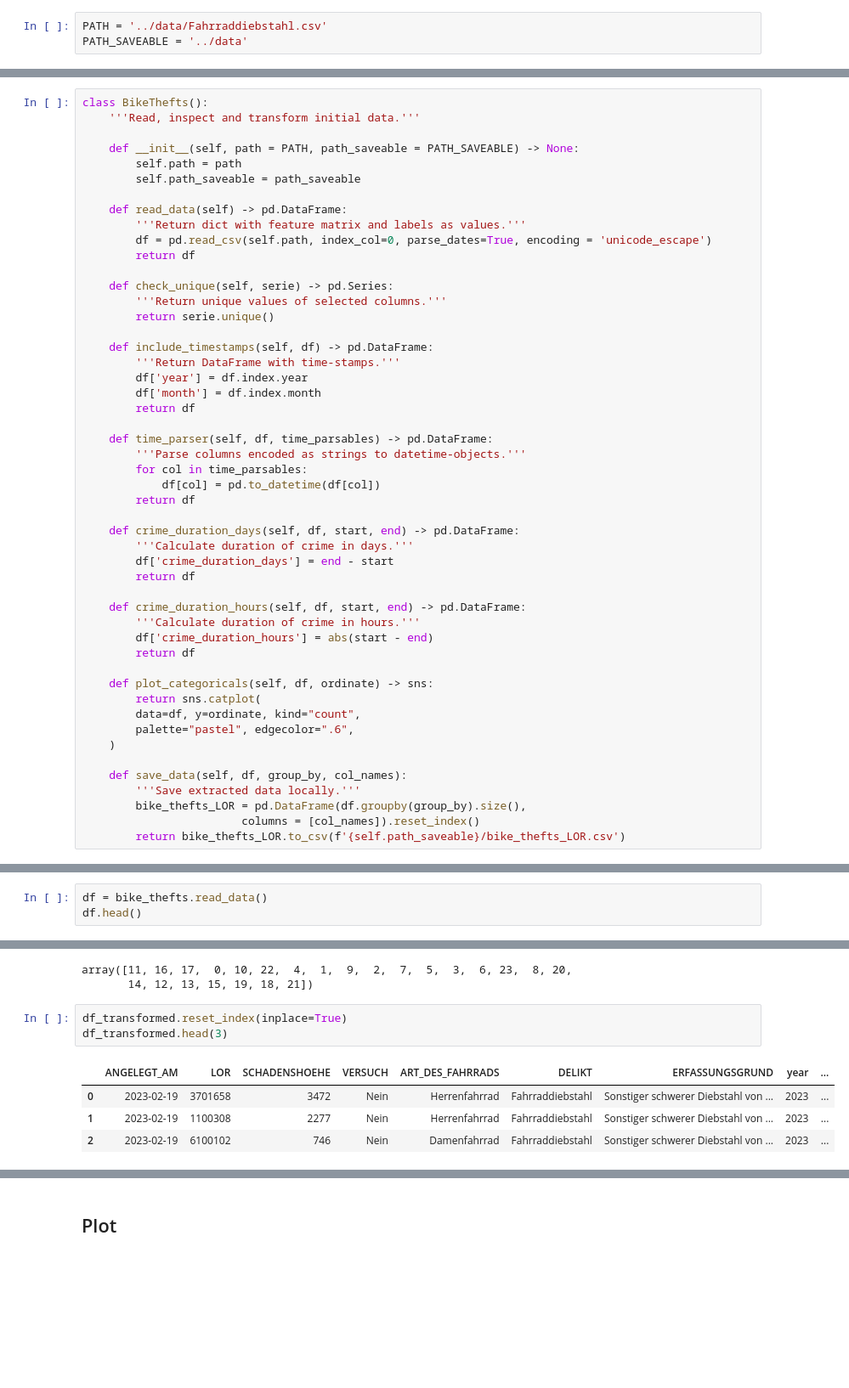
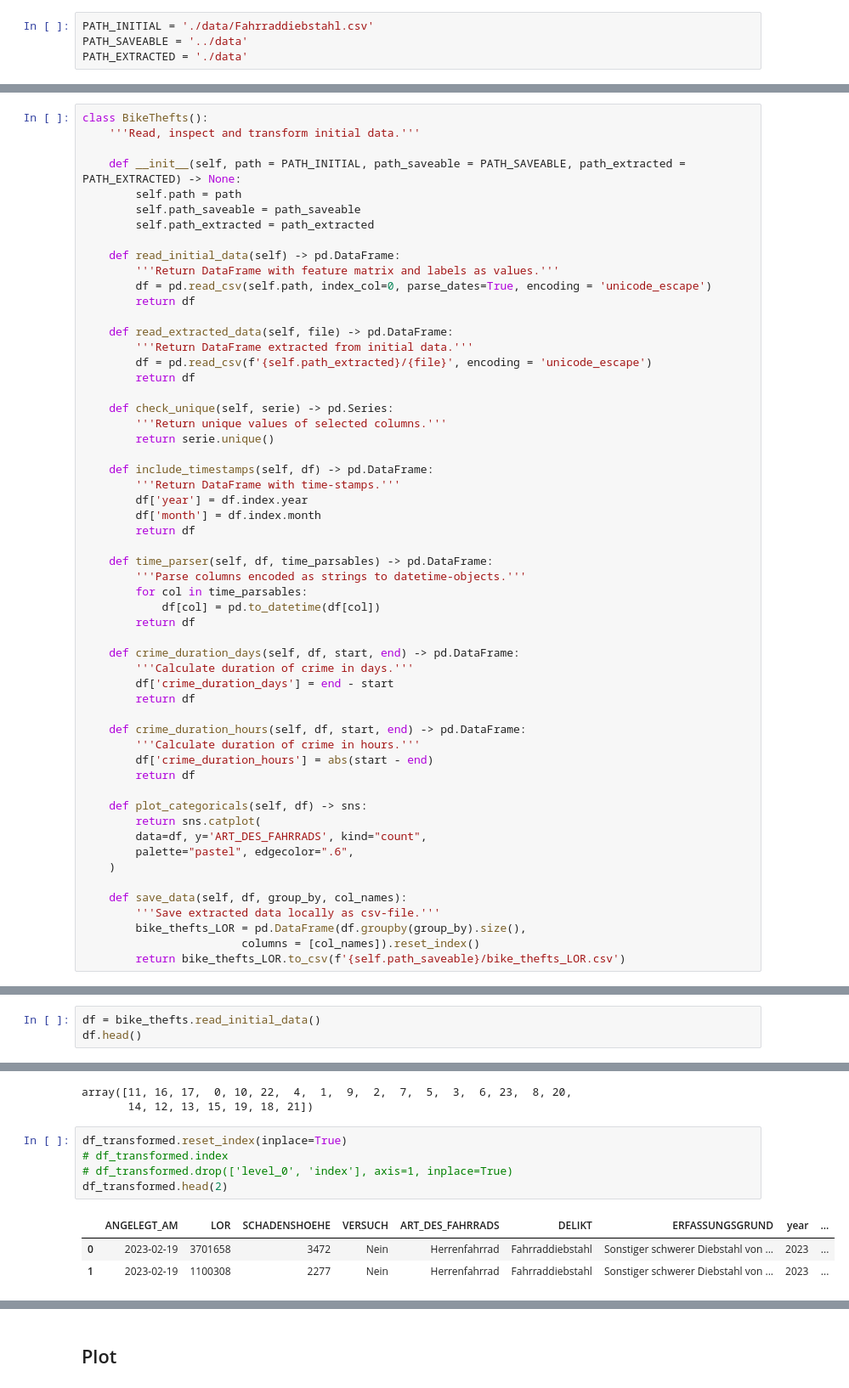
Before and after one commit to cpumarfrohberg/analyze_bike_thefts, a Jupyter notebook: EDA/bike_thefts.ipynb, the cells around one changed output, grey strips where cells are left out. Shown at 85% size. Drawn from its saved outputs; the diff is of its cells as text; blank space fills up the shorter version.

```diff
--- a/EDA/bike_thefts.ipynb
+++ b/EDA/bike_thefts.ipynb
@@ -11,6 +15,7 @@ warnings.filterwarnings('ignore')
 # %%
-PATH = '../data/Fahrraddiebstahl.csv'
+PATH_INITIAL = './data/Fahrraddiebstahl.csv'
 PATH_SAVEABLE = '../data'
+PATH_EXTRACTED = './data'
 # %%
 time_parsable = ['TATZEIT_ANFANG_DATUM', 'TATZEIT_ENDE_DATUM']
 # %% [markdown]
@@ -19,13 +24,19 @@ time_parsable = ['TATZEIT_ANFANG_DATUM', 'TATZEIT_ENDE_DATUM']
 class BikeThefts():
     '''Read, inspect and transform initial data.'''
 
-    def __init__(self, path = PATH, path_saveable = PATH_SAVEABLE) -> None:
+    def __init__(self, path = PATH_INITIAL, path_saveable = PATH_SAVEABLE, path_extracted = PATH_EXTRACTED) -> None:
         self.path = path
         self.path_saveable = path_saveable
+        self.path_extracted = path_extracted
 
-    def read_data(self) -> pd.DataFrame:
-        '''Return dict with feature matrix and labels as values.'''
+    def read_initial_data(self) -> pd.DataFrame:
+        '''Return DataFrame with feature matrix and labels as values.'''
         df = pd.read_csv(self.path, index_col=0, parse_dates=True, encoding = 'unicode_escape')
+        return df
+
+    def read_extracted_data(self, file) -> pd.DataFrame:
+        '''Return DataFrame extracted from initial data.'''
+        df = pd.read_csv(f'{self.path_extracted}/{file}', encoding = 'unicode_escape')
         return df
 
     def check_unique(self, serie) -> pd.Series:
@@ -54,14 +65,14 @@ class BikeThefts():
         df['crime_duration_hours'] = abs(start - end)
         return df
 
-    def plot_categoricals(self, df, ordinate) -> sns:
+    def plot_categoricals(self, df) -> sns:
         return sns.catplot(
-        data=df, y=ordinate, kind="count",
+        data=df, y='ART_DES_FAHRRADS', kind="count",
         palette="pastel", edgecolor=".6",
     )
 
     def save_data(self, df, group_by, col_names):
-        '''Save extracted data locally.'''
+        '''Save extracted data locally as csv-file.'''
         bike_thefts_LOR = pd.DataFrame(df.groupby(group_by).size(),
                         columns = [col_names]).reset_index()
         return bike_thefts_LOR.to_csv(f'{self.path_saveable}/bike_thefts_LOR.csv')
@@ -70,7 +81,7 @@ class BikeThefts():
 # %%
 bike_thefts = BikeThefts()
 # %%
-df = bike_thefts.read_data()
+df = bike_thefts.read_initial_data()
 df.head()
 # %% [output]
 |  | TATZEIT_ANFANG_DATUM | TATZEIT_ANFANG_STUNDE | TATZEIT_ENDE_DATUM | TATZEIT_ENDE_STUNDE | LOR | ... |
@@ -183,9 +196,10 @@ array([11, 16, 17,  0, 10, 22,  4,  1,  9,  2,  7,  5,  3,  6, 23,  8, 20,
        14, 12, 13, 15, 19, 18, 21])
 # %%
 df_transformed.reset_index(inplace=True)
-df_transformed.head(3)
+# df_transformed.index
+# df_transformed.drop(['level_0', 'index'], axis=1, inplace=True)
+df_transformed.head(2)
 # %% [output]
 |  | ANGELEGT_AM | LOR | SCHADENSHOEHE | VERSUCH | ART_DES_FAHRRADS | DELIKT | ERFASSUNGSGRUND | year | ... |
 | 0 | 2023-02-19 | 3701658 | 3472 | Nein | Herrenfahrrad | Fahrraddiebstahl | Sonstiger schwerer Diebstahl von ... | 2023 | ... |
 | 1 | 2023-02-19 | 1100308 | 2277 | Nein | Herrenfahrrad | Fahrraddiebstahl | Sonstiger schwerer Diebstahl von ... | 2023 | ... |
-| 2 | 2023-02-19 | 6100102 | 746 | Nein | Damenfahrrad | Fahrraddiebstahl | Sonstiger schwerer Diebstahl von ... | 2023 | ... |
```
Also changed, not shown: parts of 9 cells of this notebook, 4 other files.
